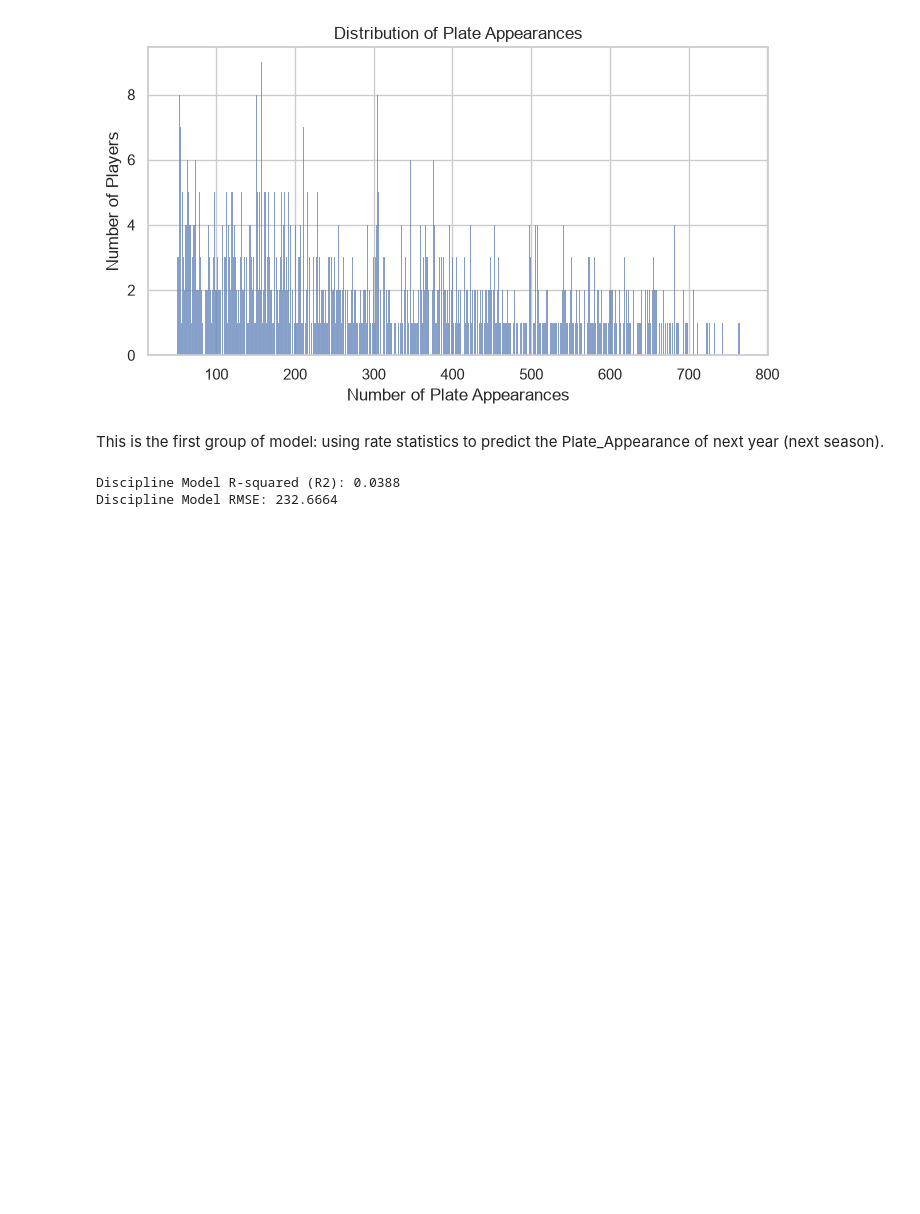
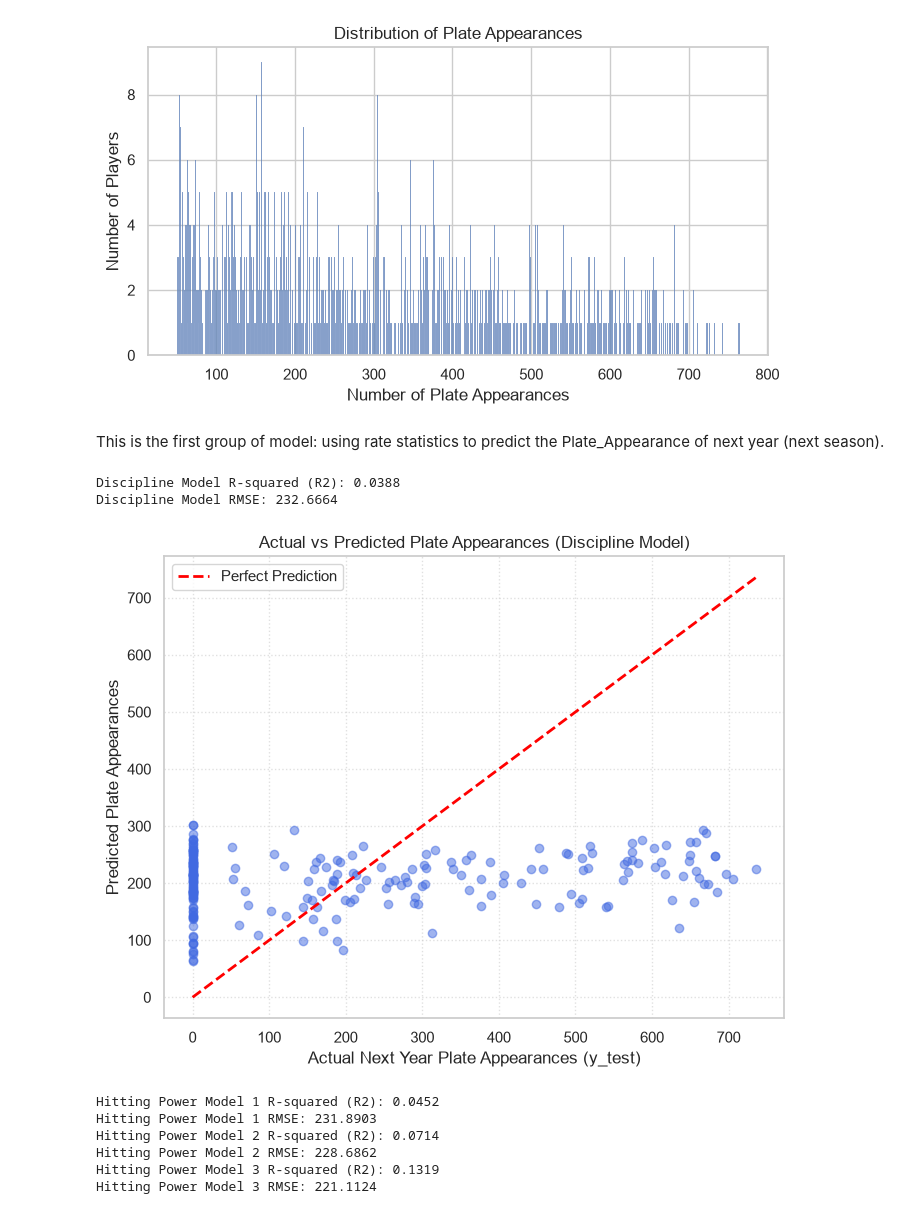
Before and after one commit to DavidRaet/CMPU250-VibeCoders-Project, a Jupyter notebook: eda/Vibe_Coders_Project.ipynb, the cells around one changed output. Cells and saved outputs as stored; diff of their text form; code cells hidden in the pictures; blank space fills up the shorter version.

```diff
--- a/eda/Vibe_Coders_Project.ipynb
+++ b/eda/Vibe_Coders_Project.ipynb
@@ -776 +766,5 @@ dicipline_model = LinearRegression().fit(X_train, y_train)
+# %%
+# Create new columns for rate statistics on hitting power.
+df_paired['Home_Run_Rate'] = df_paired['Home_Runs'] / df_paired['Plate_Appearances']
+df_paired['Isolated_Power'] = df_paired['Slugging_Percentage'] - df_paired['Batting_Average']
 # %%
@@ -783,3 +787,66 @@ print(f"Discipline Model RMSE: {discipline_rmse:.4f}")
 # %% [output]
 Discipline Model R-squared (R2): 0.0388
 Discipline Model RMSE: 232.6664
+# %%
+plt.figure(figsize=(8, 6))
+# Scatter plot of actual vs predicted
+plt.scatter(y_test, discipline_predictions, alpha=0.5, color='royalblue')
+
+# Draw the 45-degree "perfect prediction" line
+lims = [min(y_test.min(), discipline_predictions.min()), max(y_test.max(), discipline_predictions.max())]
+plt.plot(lims, lims, color='red', linestyle='--', linewidth=2, label='Perfect Prediction')
+
+plt.xlabel('Actual Next Year Plate Appearances (y_test)')
+plt.ylabel('Predicted Plate Appearances')
+plt.title('Actual vs Predicted Plate Appearances (Discipline Model)')
+plt.legend()
+plt.grid(True, linestyle=':', alpha=0.6)
+plt.show()
+# %% [output]
+[figure, added]
+# %%
+# Training the models on hitting power rate statistics to predict next year's Plate Appearances
+
+# Specify the features and target variable for the discipline model
+X_hp_HRR = df_paired[['Home_Run_Rate']]
+X_hp_ISO = df_paired[['Isolated_Power']]
+X_hp_SLG = df_paired[['Slugging_Percentage']]
+Y = df_paired['Next_Year_PA']
+
+# Hitting Power Model 1: Home Run Rate
+X_train, X_test, y_train, y_test = train_test_split(X_hp_HRR, Y, test_size=0.2, random_state=42)
+hitting_power_model_1 = LinearRegression().fit(X_train, y_train)
+
+hitting_power_predictions_1 = hitting_power_model_1.predict(X_test)
+hitting_power_mse_1 = mean_squared_error(y_test, hitting_power_predictions_1)
+hitting_power_rmse_1 = np.sqrt(hitting_power_mse_1)
+
+print(f"Hitting Power Model 1 R-squared (R2): {hitting_power_model_1.score(X_test, y_test):.4f}")
+print(f"Hitting Power Model 1 RMSE: {hitting_power_rmse_1:.4f}")
+
+# Hitting Power Model 2: Isolated Power
+X_train, X_test, y_train, y_test = train_test_split(X_hp_ISO, Y, test_size=0.2, random_state=42)
+hitting_power_model_2 = LinearRegression().fit(X_train, y_train)
+hitting_power_predictions_2 = hitting_power_model_2.predict(X_test)
+hitting_power_mse_2 = mean_squared_error(y_test, hitting_power_predictions_2)
+hitting_power_rmse_2 = np.sqrt(hitting_power_mse_2)
+
+print(f"Hitting Power Model 2 R-squared (R2): {hitting_power_model_2.score(X_test, y_test):.4f}")
+print(f"Hitting Power Model 2 RMSE: {hitting_power_rmse_2:.4f}")
+
+# Hitting Power Model 3: Slugging Percentage
+X_train, X_test, y_train, y_test = train_test_split(X_hp_SLG, Y, test_size=0.2, random_state=42)
+hitting_power_model_3 = LinearRegression().fit(X_train, y_train)
+hitting_power_predictions_3 = hitting_power_model_3.predict(X_test)
+hitting_power_mse_3 = mean_squared_error(y_test, hitting_power_predictions_3)
+hitting_power_rmse_3 = np.sqrt(hitting_power_mse_3)
+
+print(f"Hitting Power Model 3 R-squared (R2): {hitting_power_model_3.score(X_test, y_test):.4f}")
+print(f"Hitting Power Model 3 RMSE: {hitting_power_rmse_3:.4f}")
+# %% [output]
+Hitting Power Model 1 R-squared (R2): 0.0452
+Hitting Power Model 1 RMSE: 231.8903
+Hitting Power Model 2 R-squared (R2): 0.0714
+Hitting Power Model 2 RMSE: 228.6862
+Hitting Power Model 3 R-squared (R2): 0.1319
+Hitting Power Model 3 RMSE: 221.1124
```
Also changed, not shown: parts of 10 cells of this notebook.
